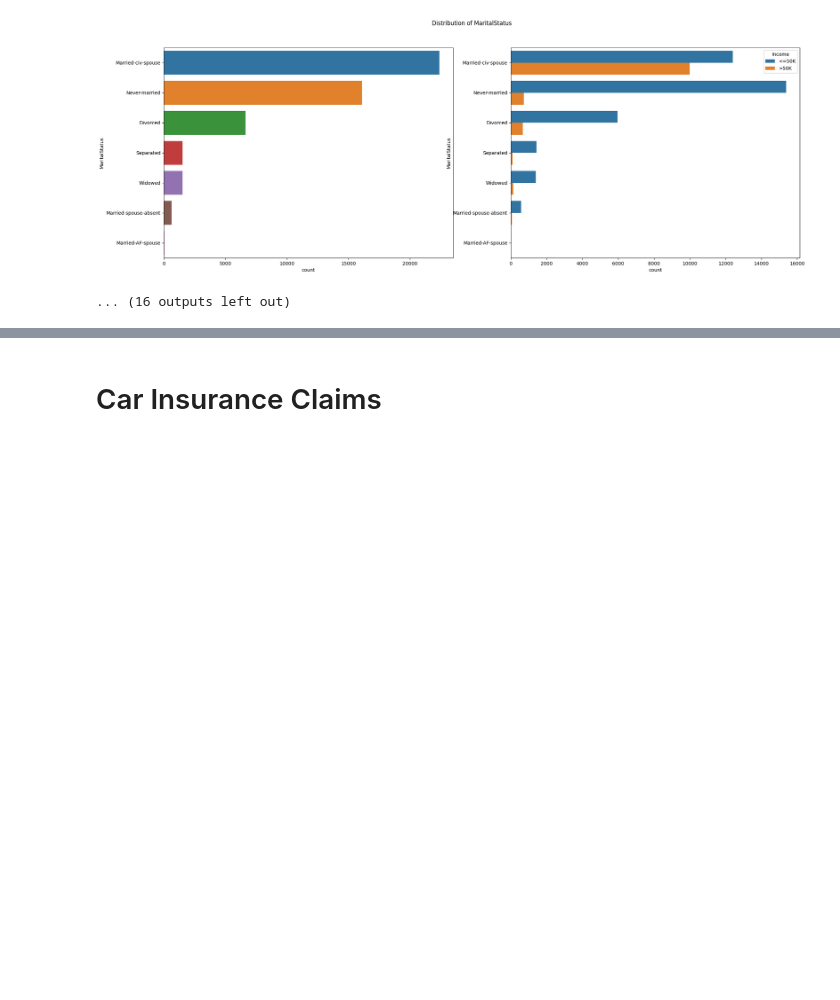
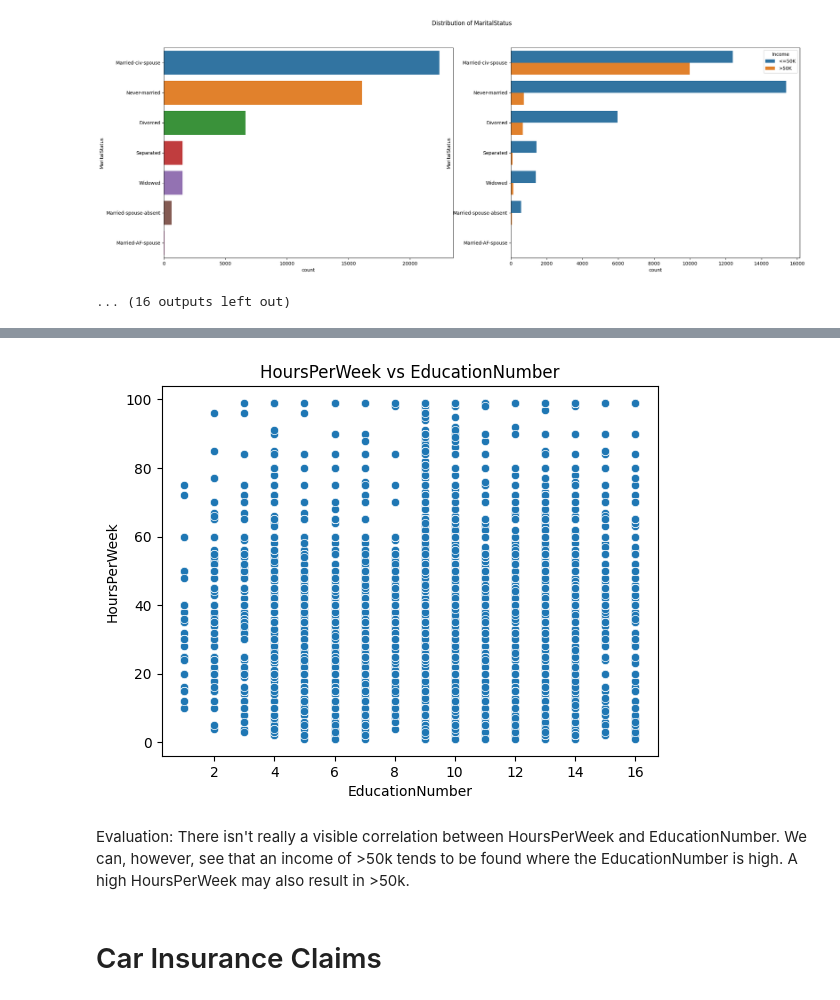
Before and after one commit to YoungVoid/Machine-Learning, a Jupyter notebook: Machine_Learning.ipynb, the cells around one changed output, grey strips where cells are left out. Cells and saved outputs as stored; diff of their text form; code cells hidden in the pictures; blank space fills up the shorter version.

```diff
--- a/Machine_Learning.ipynb
+++ b/Machine_Learning.ipynb
@@ -503,3 +534,9 @@ Null Values: 0 (0.00%)
+# %%
+sns.scatterplot(data=df_adult_income_explore, x='EducationNumber', y='HoursPerWeek').set(title='HoursPerWeek vs EducationNumber');
+# %% [output]
+[figure, added]
+# %% [markdown]
+Evaluation: There isn't really a visible correlation between HoursPerWeek and EducationNumber. We can, however, see that an income of >50k tends to be found where the EducationNumber is high. A high HoursPerWeek may also result in >50k.
 # %% [markdown]
 # Car Insurance Claims
 # %% [markdown]
```
Also changed, not shown: parts of 7 cells of this notebook.
